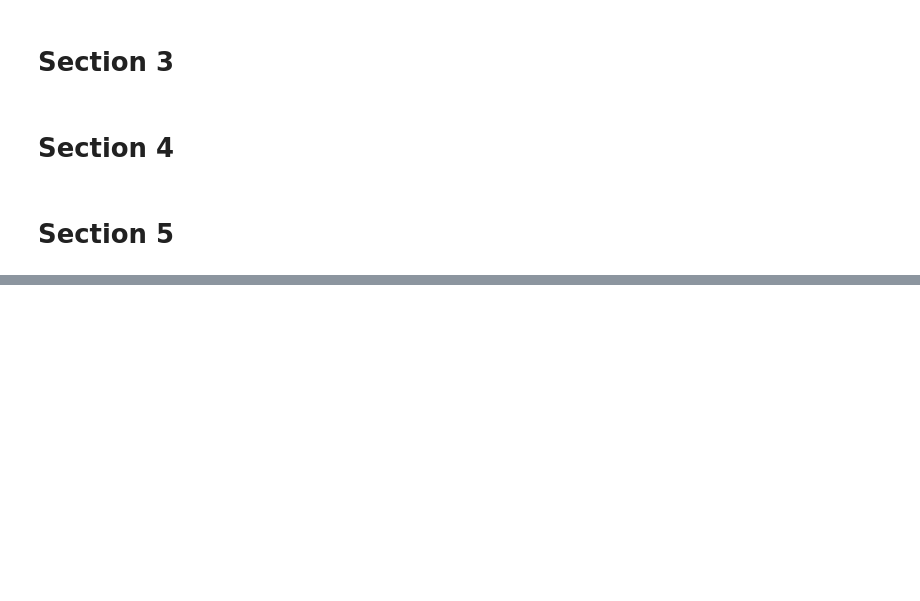
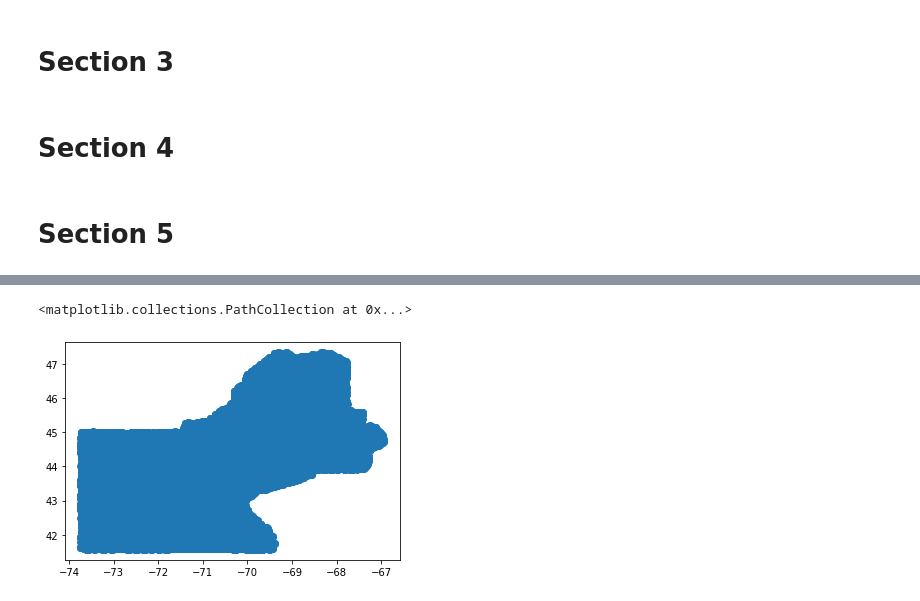
Before and after one commit to CygnusBorjigin/H-HeatGraph, a Jupyter notebook: get_weather_stations.ipynb, the cells around one changed output, grey strips where cells are left out. Cells and saved outputs as stored; diff of their text form; code cells hidden in the pictures; blank space fills up the shorter version.

```diff
--- a/get_weather_stations.ipynb
+++ b/get_weather_stations.ipynb
@@ -161,0 +281,4 @@ with open('weather_station_new_england_7.json', 'w') as data_file:
+# %%
+stations = {}
+with open("all_weather_station.json", "r") as data_file:
+    stations = json.load(data_file)
@@ -161,0 +556,12 @@ with open('weather_station_new_england_7.json', 'w') as data_file:
+# %%
+weather_station_coordinates = []
+with open("all_processed.csv", "r") as data_file:
+    result = list(csv.reader(data_file))
+    for each_entry in result[1:]:
+        weather_station_coordinates.extend([(float(each_entry[3]), float(each_entry[4])), (float(each_entry[5]), float(each_entry[6])), (float(each_entry[7]), float(each_entry[8])), (float(each_entry[9]), float(each_entry[10])), (float(each_entry[11]), float(each_entry[12]))])
+    data_file.close()
+# %%
+plt.scatter([i[0] for i in weather_station_coordinates], [i[1] for i in weather_station_coordinates])
+# %% [output]
+<matplotlib.collections.PathCollection at 0x...>
+[figure, added]
```
Also changed, not shown: parts of 29 cells of this notebook, 27 other files.
